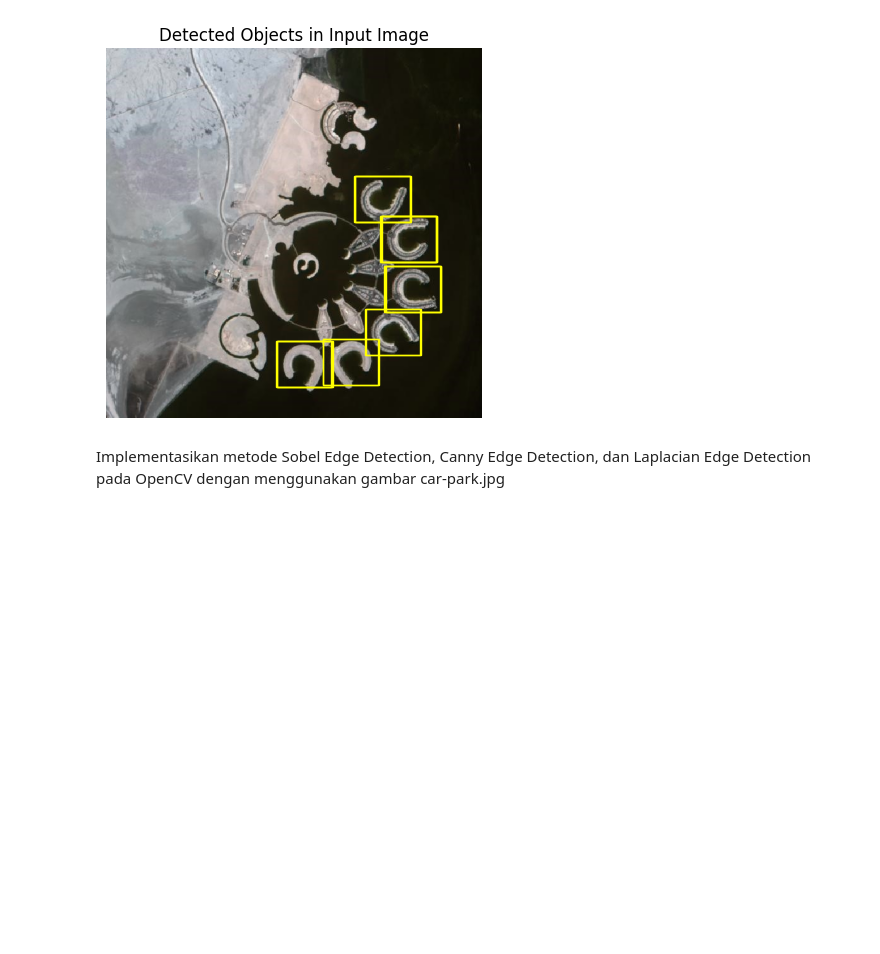
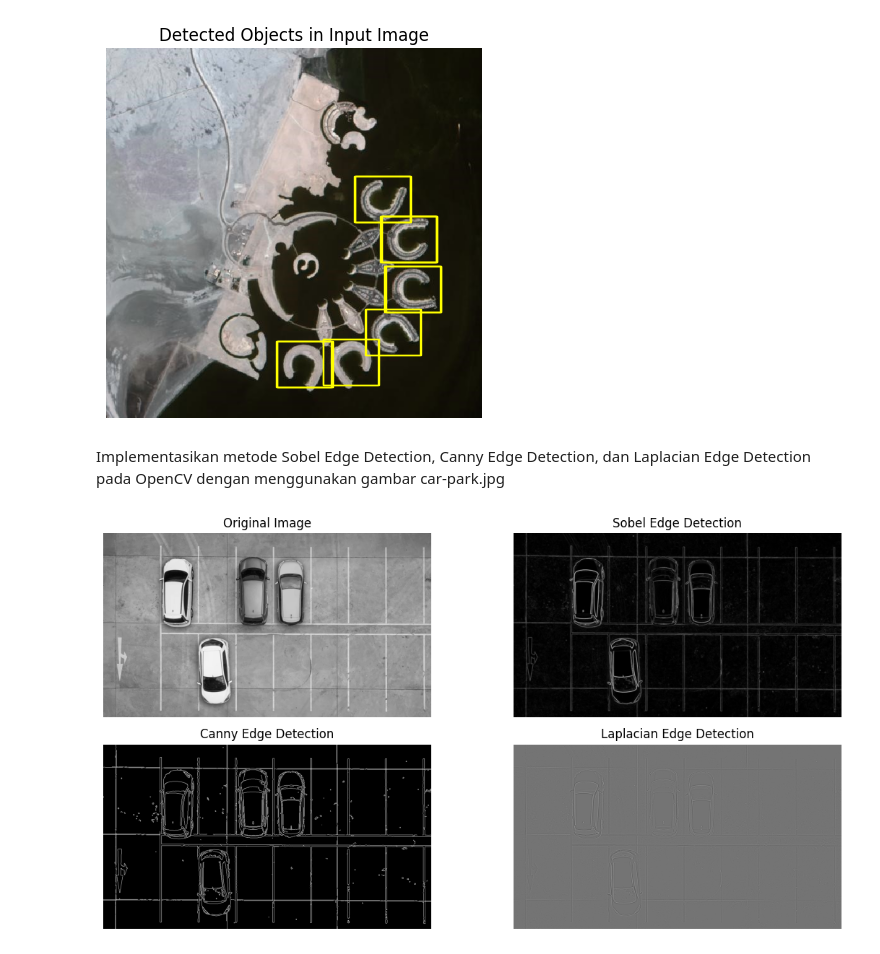
Before and after one commit to edoaurahman/PCVK, a Jupyter notebook: Week11.ipynb, the cells around one changed output. Saved outputs shown, nothing was run; the diff lists cells and outputs as text; code cells hidden in the pictures; blank space fills up the shorter version.

```diff
--- a/Week11.ipynb
+++ b/Week11.ipynb
@@ -174,12 +174,7 @@ import cv2 as cv
 import numpy as np
 import matplotlib.pyplot as plt
 
-# Baca gambar
-image = cv.imread('car-park.jpg', cv.IMREAD_GRAYSCALE)
-
-# Pastikan gambar berhasil dibaca
-if image is None:
-    raise ValueError("Gambar tidak ditemukan, pastikan path-nya benar.")
+image = cv.imread('/content/drive/MyDrive/PCVK_MM/Images/Images/Object Detection/car-park.jpg', cv.IMREAD_GRAYSCALE)
 
 # Sobel Edge Detection
 sobel_x = cv.Sobel(image, cv.CV_64F, 1, 0, ksize=3)  # Deteksi tepi pada arah x
@@ -190,30 +185,32 @@ sobel_combined = cv.magnitude(sobel_x, sobel_y)       # Kombinasi magnitudo hasi
 canny_edges = cv.Canny(image, 100, 200)
 
 # Laplacian Edge Detection
 laplacian = cv.Laplacian(image, cv.CV_64F)
 
 # Visualisasi hasil
 plt.figure(figsize=(12, 6))
 
 plt.subplot(2, 2, 1)
 plt.imshow(image, cmap='gray')
 plt.title("Original Image")
 plt.axis("off")
 
 plt.subplot(2, 2, 2)
 plt.imshow(sobel_combined, cmap='gray')
 plt.title("Sobel Edge Detection")
 plt.axis("off")
 
 plt.subplot(2, 2, 3)
 plt.imshow(canny_edges, cmap='gray')
 plt.title("Canny Edge Detection")
 plt.axis("off")
 
 plt.subplot(2, 2, 4)
 plt.imshow(laplacian, cmap='gray')
 plt.title("Laplacian Edge Detection")
 plt.axis("off")
 
 plt.tight_layout()
 plt.show()
+# %% [output]
+[figure, added]
```
Also changed, not shown: parts of 4 cells of this notebook.
